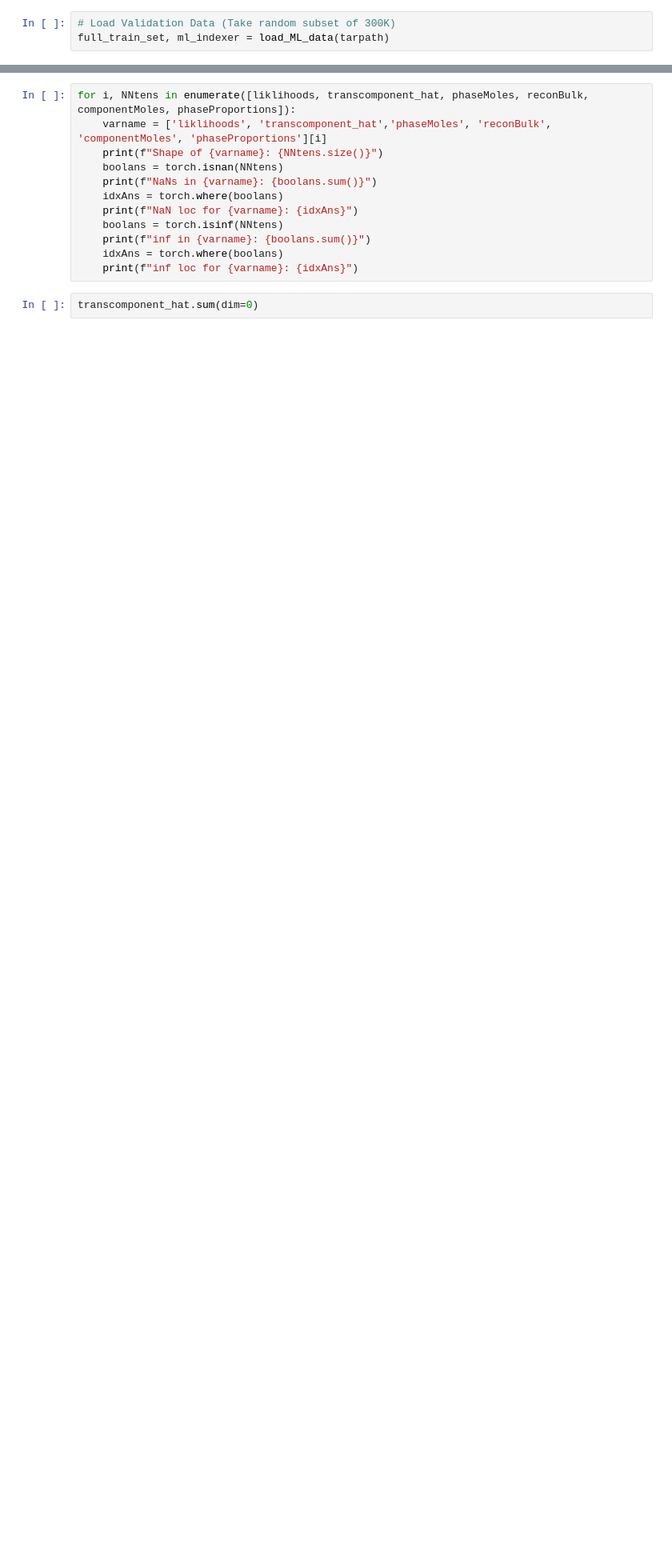
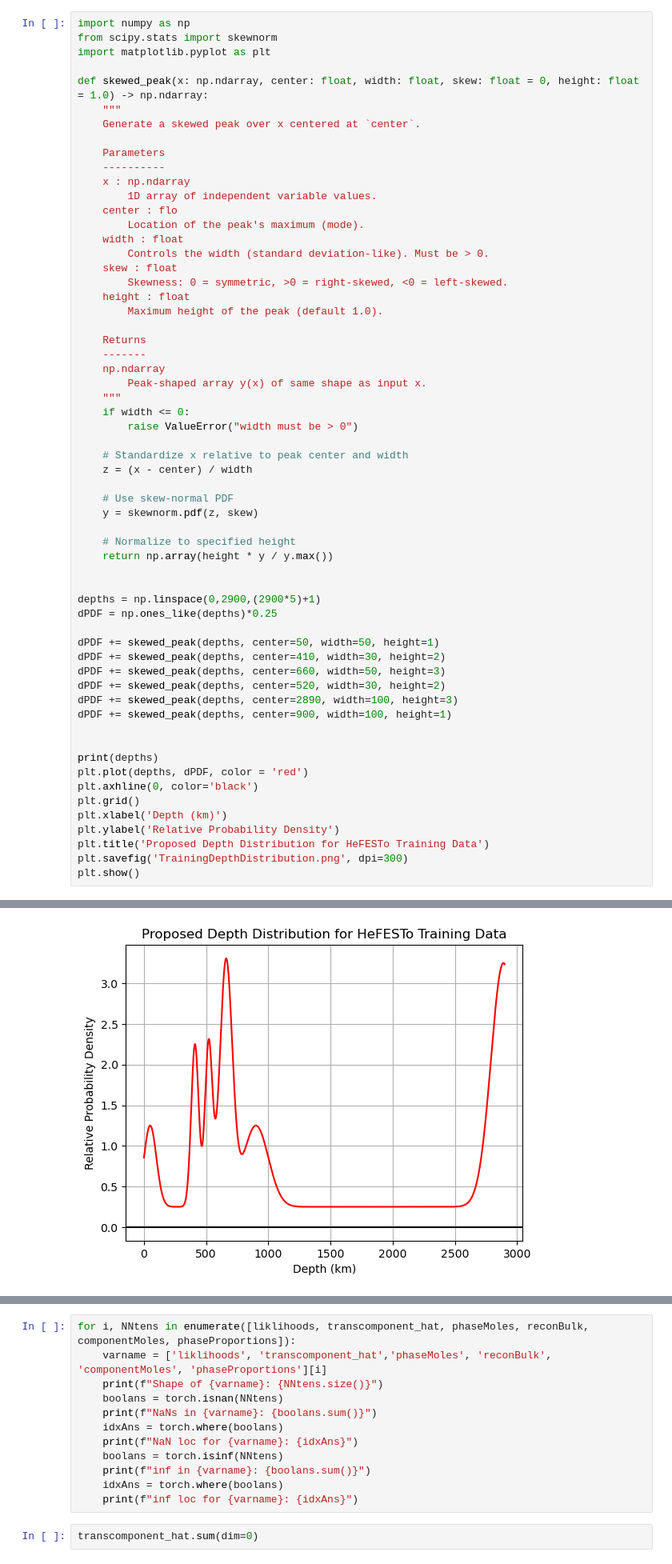
Before and after one commit to benjthyer/nGibbs, a Jupyter notebook: src/builder/training/validation/Validation_Intensive.ipynb, the cells around one changed output, grey strips where cells are left out. Shown at 80% size. Drawn from its saved outputs; the diff is of its cells as text; blank space fills up the shorter version.

```diff
--- a/src/builder/training/validation/Validation_Intensive.ipynb
+++ b/src/builder/training/validation/Validation_Intensive.ipynb
@@ -27,5 +27,63 @@ from tqdm import tqdm
 from BackEnds.EmulatorLibrary import *
 from nMELTS import rebuild_MELTS_model, NN_MELTS
 # %%
-# Load Validation Data (Take random subset of 300K)
-full_train_set, ml_indexer = load_ML_data(tarpath)
+import numpy as np
+from scipy.stats import skewnorm
+import matplotlib.pyplot as plt
+
+def skewed_peak(x: np.ndarray, center: float, width: float, skew: float = 0, height: float = 1.0) -> np.ndarray:
+    """
+    Generate a skewed peak over x centered at `center`.
+
+    Parameters
+    ----------
+    x : np.ndarray
+        1D array of independent variable values.
+    center : flo
+        Location of the peak's maximum (mode).
+    width : float
+        Controls the width (standard deviation-like). Must be > 0.
+    skew : float
+        Skewness: 0 = symmetric, >0 = right-skewed, <0 = left-skewed.
+    height : float
+        Maximum height of the peak (default 1.0).
+
+    Returns
+    -------
+    np.ndarray
+        Peak-shaped array y(x) of same shape as input x.
+    """
+    if width <= 0:
+        raise ValueError("width must be > 0")
+
+    # Standardize x relative to peak center and width
+    z = (x - center) / width
+
+    # Use skew-normal PDF
+    y = skewnorm.pdf(z, skew)
+
+    # Normalize to specified height
+    return np.array(height * y / y.max())
+
+
+depths = np.linspace(0,2900,(2900*5)+1)
+dPDF = np.ones_like(depths)*0.25
+
+dPDF += skewed_peak(depths, center=50, width=50, height=1)
+dPDF += skewed_peak(depths, center=410, width=30, height=2)
+dPDF += skewed_peak(depths, center=660, width=50, height=3)
+dPDF += skewed_peak(depths, center=520, width=30, height=2)
+dPDF += skewed_peak(depths, center=2890, width=100, height=3)
+dPDF += skewed_peak(depths, center=900, width=100, height=1)
+
+
+print(depths)
+plt.plot(depths, dPDF, color = 'red')
+plt.axhline(0, color='black')
+plt.grid()
+plt.xlabel('Depth (km)')
+plt.ylabel('Relative Probability Density')
+plt.title('Proposed Depth Distribution for HeFESTo Training Data')
+plt.savefig('TrainingDepthDistribution.png', dpi=300)
+plt.show()
+# %% [output]
@@ -32,3 +91,4 @@ full_train_set, ml_indexer = load_ML_data(tarpath)
+[figure, added]
 # %%
 import importlib
 
```
Also changed, not shown: parts of 1 cell of this notebook, 32 other files.
